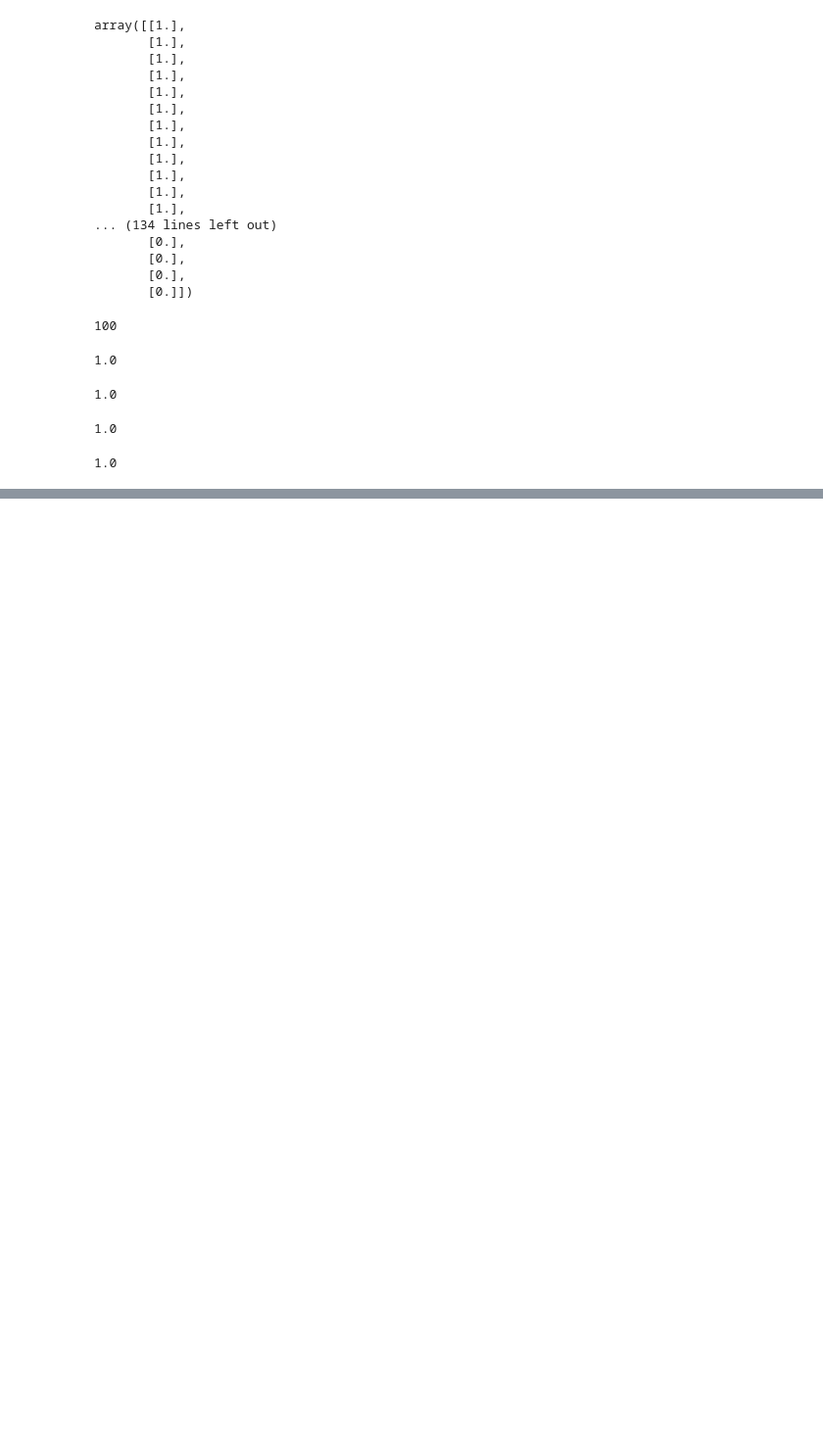
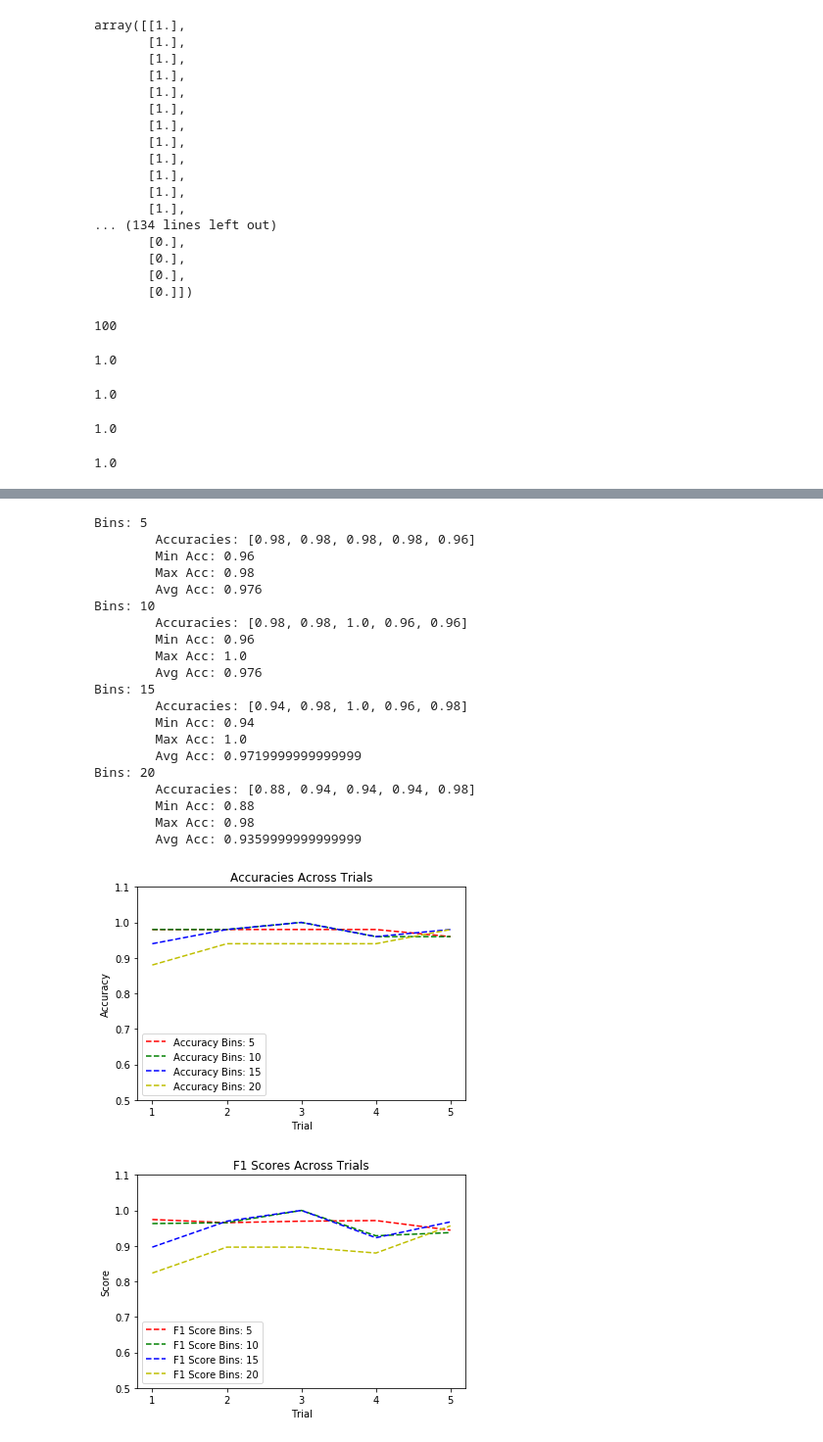
Before and after one commit to willisterh/cs6037-ml, a Jupyter notebook: as3/as3.ipynb, the cells around one changed output, grey strips where cells are left out. Shown: that part at 98% size. Saved outputs shown, nothing was run; the diff lists cells and outputs as text; code cells hidden in the pictures; blank space fills up the shorter version.

```diff
--- a/as3/as3.ipynb
+++ b/as3/as3.ipynb
@@ -199,7 +199,7 @@ info_gained(clean_data, 0, 5)
 def in_range(value, val_range):
     return value >= val_range[0] and value < val_range[1]
 
-def id3_filter_data(data_set, attribute, val_range):
+def filter_data(data_set, attribute, val_range):
     rows = []
     for row in range(data_set.shape[0]):
             if in_range(data_set[row, attribute], val_range):
@@ -246,7 +246,7 @@ def id3_generate_tree(data_set, num_bins, decision_tree=None, used_attr=None):
             child = {"attribute": None, "range": val_range, "children": [], "split": split}
         # Else expand the bin using the filtered dataset for that bin
         else:
-            child = id3_generate_tree(id3_filter_data(data_set, best_attr, val_range), num_bins, {"attribute": None, "range": val_range, "children": [], "split": None}, used_attr.copy())
+            child = id3_generate_tree(filter_data(data_set, best_attr, val_range), num_bins, {"attribute": None, "range": val_range, "children": [], "split": None}, used_attr.copy())
 
         decision_tree["children"].append(child)
     return decision_tree
@@ -411,0 +467,28 @@ def roc(test, p_fn, y_classified):
+# %%
+def nb_classify(data_set, learn_output):
+    classified = []
+
+    for example in data_set:
+        # Calc the probability that this is a positive example
+        pr_pos = learn_output.est_pr_pos
+        for attribute in range(len(example) - 1):
+            for bin_range in learn_output.attr_pr_given_pos[attribute]:
+                if in_range(example[attribute], bin_range):
+                    pr_pos *= learn_output.attr_pr_given_pos[attribute][bin_range]
+                    break
+
+        # Calc the probability that this is a negative example
+        pr_neg = learn_output.est_pr_neg
+        for attribute in range(len(example) - 1):
+            for bin_range in learn_output.attr_pr_given_neg[attribute]:
+                if in_range(example[attribute], bin_range):
+                    pr_neg *= learn_output.attr_pr_given_neg[attribute][bin_range]
+                    break
+
+        # Classify the example
+        if pr_pos > pr_neg:
+            classified.append(np.append(example[:-1].copy(), 1))
+        else:
+            classified.append(np.append(example[:-1].copy(), 0))
+
+    return np.array(classified)
@@ -500,3 +594,31 @@ Bins: 20
+# %%
+nb_l = lambda train, bins: nb_learn(train, bins)
+nb_c = lambda test, nb_o: nb_classify(test, nb_o)
+
+run_trials(clean_data, nb_l, nb_c)
+# %% [output]
+Bins: 5
+        Accuracies: [0.98, 0.98, 0.98, 0.98, 0.96]
+        Min Acc: 0.96
+        Max Acc: 0.98
+        Avg Acc: 0.976
+Bins: 10
+        Accuracies: [0.98, 0.98, 1.0, 0.96, 0.96]
+        Min Acc: 0.96
+        Max Acc: 1.0
+        Avg Acc: 0.976
+Bins: 15
+        Accuracies: [0.94, 0.98, 1.0, 0.96, 0.98]
+        Min Acc: 0.94
+        Max Acc: 1.0
+        Avg Acc: 0.9719999999999999
+Bins: 20
+        Accuracies: [0.88, 0.94, 0.94, 0.94, 0.98]
+        Min Acc: 0.88
+        Max Acc: 0.98
+        Avg Acc: 0.9359999999999999
+[figure, added]
+[figure, added]
 # %%
 # Apparently 15 bins is just bad.
 # Alex seems like 15 and 20 randomly have 100% accuracy and sometimes not. but 15 is mroe common.
```
Also changed, not shown: parts of 11 cells of this notebook.
